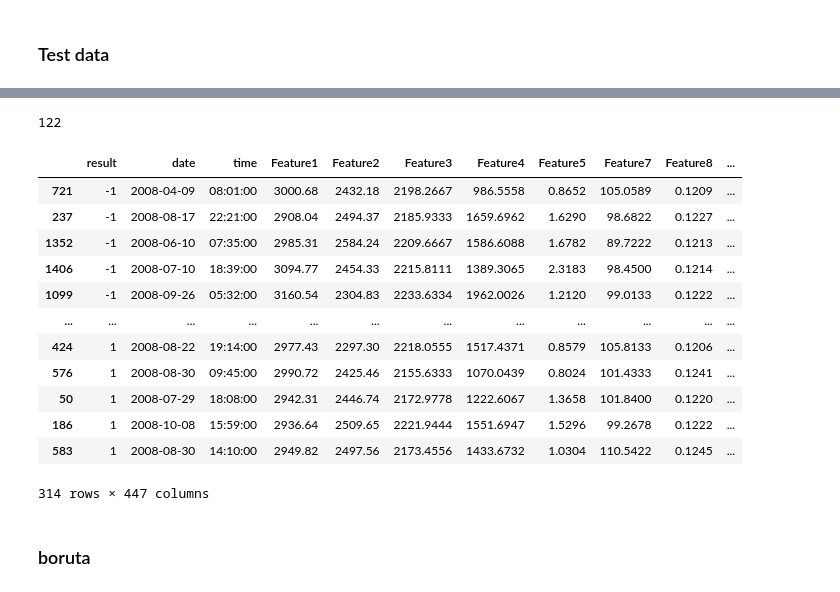
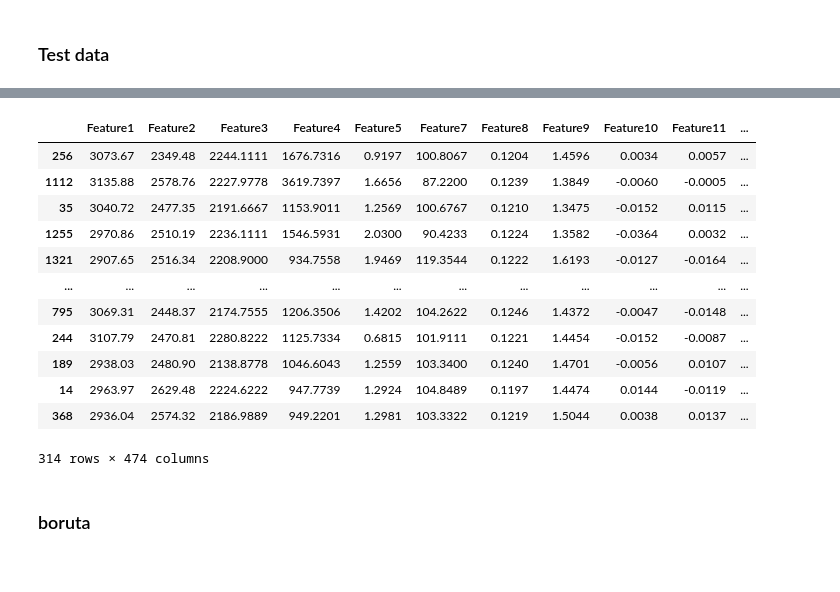
Before and after one commit to Himanshu-Dharma/secom_mpmd, a Jupyter notebook: Secom_Presentation2_Himanshu.ipynb, the cells around one changed output, grey strips where cells are left out. Cells and saved outputs as stored; diff of their text form; code cells hidden in the pictures.

```diff
--- a/Secom_Presentation2_Himanshu.ipynb
+++ b/Secom_Presentation2_Himanshu.ipynb
@@ -340,5 +317,0 @@ X_test_remove_na
-# %%
-dfff = remove_constant_value_features(X_test_remove_na)
-len(dfff)
-# %% [output]
-122
@@ -345,22 +320,18 @@ len(dfff)
 # %%
-# Remove featues with constant values
-
-constant_value_colummns = remove_constant_value_features(X_test_remove_na)
-
-new_df_columns = [e for e in X_test_remove_na.columns if e not in constant_value_colummns]
-new_df_test = X_test_remove_na[new_df_columns]
-new_df_test
+new_df_columns = [e for e in X_test1.columns if e not in constant_value_colummns]
+X_test = X_test1[new_df_columns]
+X_test
 # %% [output]
-|  | result | date | time | Feature1 | Feature2 | Feature3 | Feature4 | Feature5 | Feature7 | Feature8 | ... |
-| 721 | -1 | 2008-04-09 | 08:01:00 | 3000.68 | 2432.18 | 2198.2667 | 986.5558 | 0.8652 | 105.0589 | 0.1209 | ... |
-| 237 | -1 | 2008-08-17 | 22:21:00 | 2908.04 | 2494.37 | 2185.9333 | 1659.6962 | 1.6290 | 98.6822 | 0.1227 | ... |
-| 1352 | -1 | 2008-06-10 | 07:35:00 | 2985.31 | 2584.24 | 2209.6667 | 1586.6088 | 1.6782 | 89.7222 | 0.1213 | ... |
-| 1406 | -1 | 2008-07-10 | 18:39:00 | 3094.77 | 2454.33 | 2215.8111 | 1389.3065 | 2.3183 | 98.4500 | 0.1214 | ... |
-| 1099 | -1 | 2008-09-26 | 05:32:00 | 3160.54 | 2304.83 | 2233.6334 | 1962.0026 | 1.2120 | 99.0133 | 0.1222 | ... |
+|  | Feature1 | Feature2 | Feature3 | Feature4 | Feature5 | Feature7 | Feature8 | Feature9 | Feature10 | Feature11 | ... |
+| 256 | 3073.67 | 2349.48 | 2244.1111 | 1676.7316 | 0.9197 | 100.8067 | 0.1204 | 1.4596 | 0.0034 | 0.0057 | ... |
+| 1112 | 3135.88 | 2578.76 | 2227.9778 | 3619.7397 | 1.6656 | 87.2200 | 0.1239 | 1.3849 | -0.0060 | -0.0005 | ... |
+| 35 | 3040.72 | 2477.35 | 2191.6667 | 1153.9011 | 1.2569 | 100.6767 | 0.1210 | 1.3475 | -0.0152 | 0.0115 | ... |
+| 1255 | 2970.86 | 2510.19 | 2236.1111 | 1546.5931 | 2.0300 | 90.4233 | 0.1224 | 1.3582 | -0.0364 | 0.0032 | ... |
+| 1321 | 2907.65 | 2516.34 | 2208.9000 | 934.7558 | 1.9469 | 119.3544 | 0.1222 | 1.6193 | -0.0127 | -0.0164 | ... |
 | ... | ... | ... | ... | ... | ... | ... | ... | ... | ... | ... | ... |
-| 424 | 1 | 2008-08-22 | 19:14:00 | 2977.43 | 2297.30 | 2218.0555 | 1517.4371 | 0.8579 | 105.8133 | 0.1206 | ... |
-| 576 | 1 | 2008-08-30 | 09:45:00 | 2990.72 | 2425.46 | 2155.6333 | 1070.0439 | 0.8024 | 101.4333 | 0.1241 | ... |
-| 50 | 1 | 2008-07-29 | 18:08:00 | 2942.31 | 2446.74 | 2172.9778 | 1222.6067 | 1.3658 | 101.8400 | 0.1220 | ... |
-| 186 | 1 | 2008-10-08 | 15:59:00 | 2936.64 | 2509.65 | 2221.9444 | 1551.6947 | 1.5296 | 99.2678 | 0.1222 | ... |
-| 583 | 1 | 2008-08-30 | 14:10:00 | 2949.82 | 2497.56 | 2173.4556 | 1433.6732 | 1.0304 | 110.5422 | 0.1245 | ... |
+| 795 | 3069.31 | 2448.37 | 2174.7555 | 1206.3506 | 1.4202 | 104.2622 | 0.1246 | 1.4372 | -0.0047 | -0.0148 | ... |
+| 244 | 3107.79 | 2470.81 | 2280.8222 | 1125.7334 | 0.6815 | 101.9111 | 0.1221 | 1.4454 | -0.0152 | -0.0087 | ... |
+| 189 | 2938.03 | 2480.90 | 2138.8778 | 1046.6043 | 1.2559 | 103.3400 | 0.1240 | 1.4701 | -0.0056 | 0.0107 | ... |
+| 14 | 2963.97 | 2629.48 | 2224.6222 | 947.7739 | 1.2924 | 104.8489 | 0.1197 | 1.4474 | 0.0144 | -0.0119 | ... |
+| 368 | 2936.04 | 2574.32 | 2186.9889 | 949.2201 | 1.2981 | 103.3322 | 0.1219 | 1.5044 | 0.0038 | 0.0137 | ... |
-314 rows × 447 columns
+314 rows × 474 columns
```
Also changed, not shown: parts of 21 cells of this notebook.
